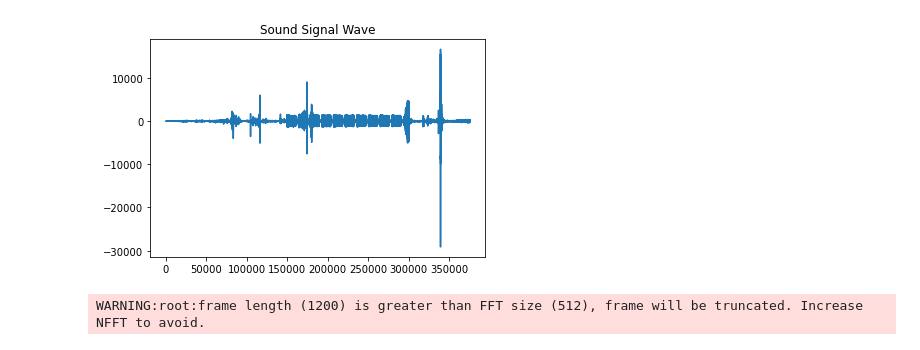
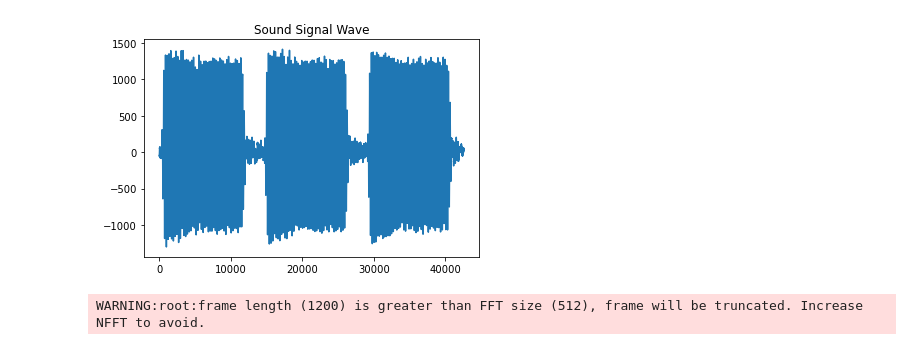
Before and after one commit to antonroesler/biometric-wrist-identification, a Jupyter notebook: Untitled.ipynb, the cells around one changed output. Drawn from its saved outputs; the diff is of its cells as text; code cells hidden in the pictures.

Commit message:
shortend wav file

```diff
--- a/Untitled.ipynb
+++ b/Untitled.ipynb
@@ -1,22 +1,22 @@
 # %%
 import matplotlib.pyplot as plt
 import numpy as np
 import wave
 import sys
 
 
-spf = wave.open("output.wav", "r")
+spf = wave.open("short2.wav", "r")
 
 # Extract Raw Audio from Wav File
 signal = spf.readframes(-1)
 signal = np.fromstring(signal, "int16")
 
 plt.figure(1)
 plt.title("Sound Signal Wave")
 plt.plot(signal)
 plt.show()
 # %% [output]
-[figure, old version]
+[figure, new version]
 # %%
 from python_speech_features import mfcc
 import scipy.io.wavfile as wav
```
Also changed, not shown: parts of 3 cells of this notebook, 5 other files.
